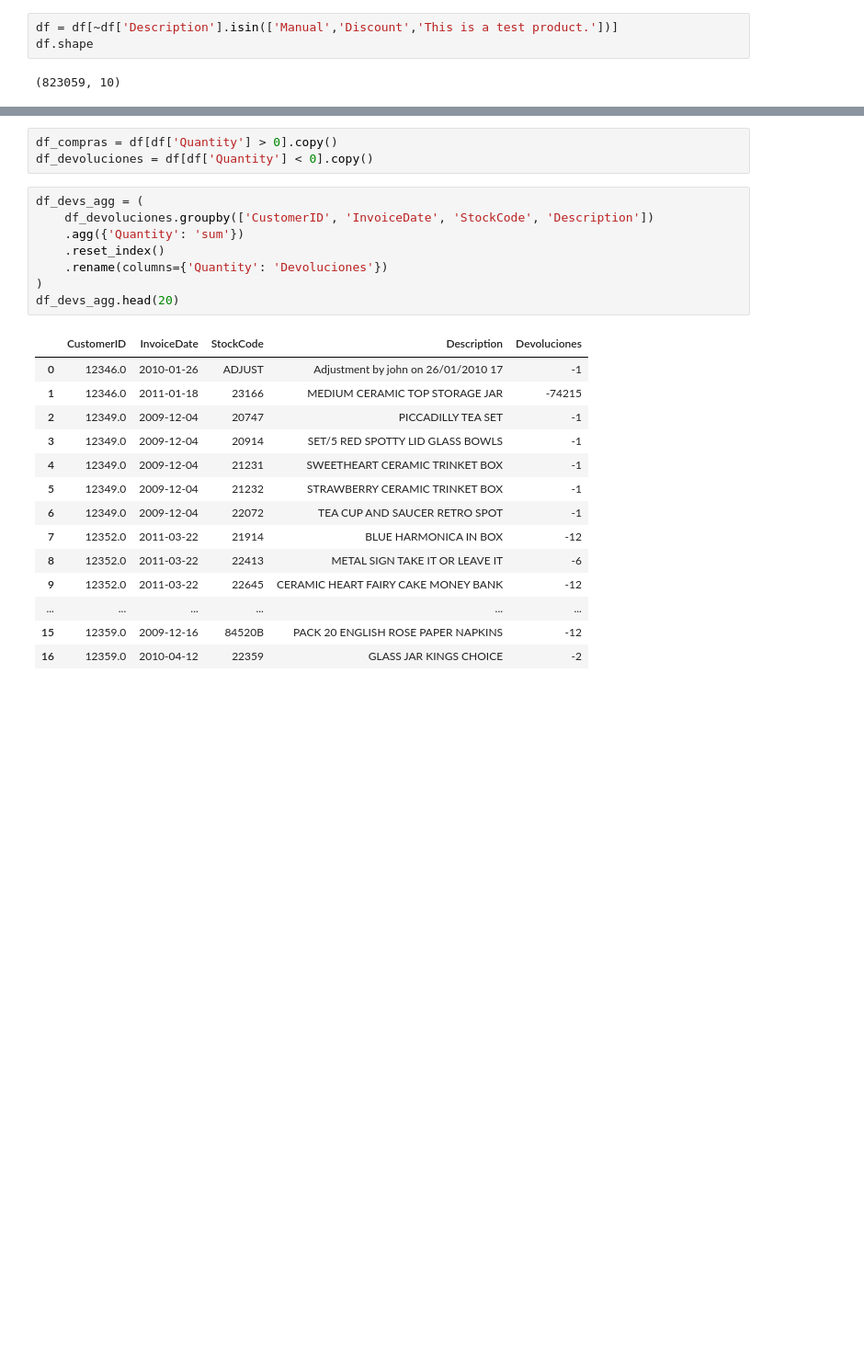
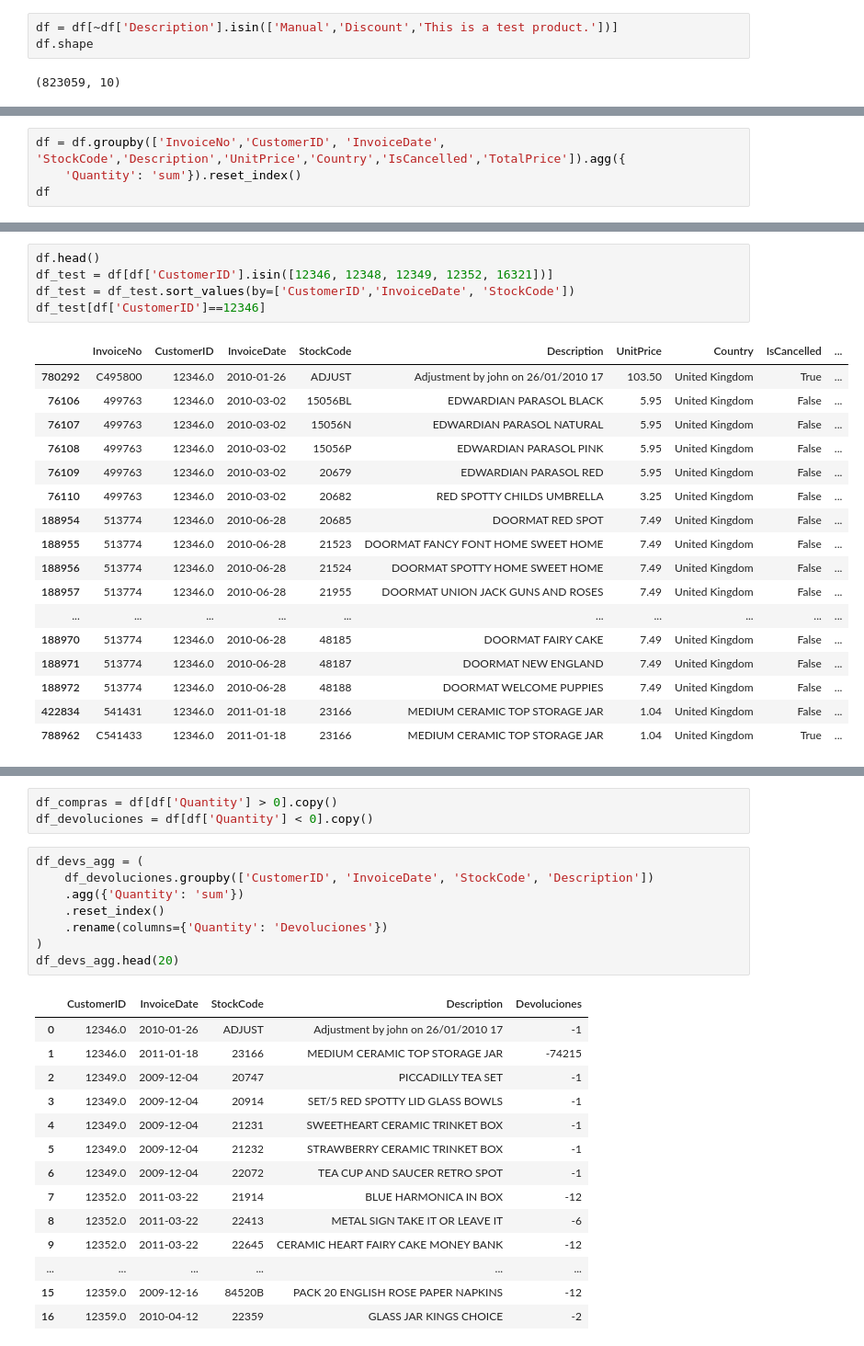
Before and after one commit to Leonel481/mlops-dtc-project, a Jupyter notebook: dev/churn.ipynb, the cells around one changed output, grey strips where cells are left out. Shown: that part at 92% size. Drawn from its saved outputs; the diff is of its cells as text; blank space fills up the shorter version.

```diff
--- a/dev/churn.ipynb
+++ b/dev/churn.ipynb
@@ -25,0 +77,4 @@ df.shape
+# %%
+df = df.groupby(['InvoiceNo','CustomerID', 'InvoiceDate', 'StockCode','Description','UnitPrice','Country','IsCancelled','TotalPrice']).agg({
+    'Quantity': 'sum'}).reset_index()
+df
@@ -25,0 +126,23 @@ df.shape
+# %%
+df.head()
+df_test = df[df['CustomerID'].isin([12346, 12348, 12349, 12352, 16321])]
+df_test = df_test.sort_values(by=['CustomerID','InvoiceDate', 'StockCode'])
+df_test[df['CustomerID']==12346]
+# %% [output]
+|  | InvoiceNo | CustomerID | InvoiceDate | StockCode | Description | UnitPrice | Country | IsCancelled | ... |
+| 780292 | C495800 | 12346.0 | 2010-01-26 | ADJUST | Adjustment by john on 26/01/2010 17 | 103.50 | United Kingdom | True | ... |
+| 76106 | 499763 | 12346.0 | 2010-03-02 | 15056BL | EDWARDIAN PARASOL BLACK | 5.95 | United Kingdom | False | ... |
+| 76107 | 499763 | 12346.0 | 2010-03-02 | 15056N | EDWARDIAN PARASOL NATURAL | 5.95 | United Kingdom | False | ... |
+| 76108 | 499763 | 12346.0 | 2010-03-02 | 15056P | EDWARDIAN PARASOL PINK | 5.95 | United Kingdom | False | ... |
+| 76109 | 499763 | 12346.0 | 2010-03-02 | 20679 | EDWARDIAN PARASOL RED | 5.95 | United Kingdom | False | ... |
+| 76110 | 499763 | 12346.0 | 2010-03-02 | 20682 | RED SPOTTY CHILDS UMBRELLA | 3.25 | United Kingdom | False | ... |
+| 188954 | 513774 | 12346.0 | 2010-06-28 | 20685 | DOORMAT RED SPOT | 7.49 | United Kingdom | False | ... |
+| 188955 | 513774 | 12346.0 | 2010-06-28 | 21523 | DOORMAT FANCY FONT HOME SWEET HOME | 7.49 | United Kingdom | False | ... |
+| 188956 | 513774 | 12346.0 | 2010-06-28 | 21524 | DOORMAT SPOTTY HOME SWEET HOME | 7.49 | United Kingdom | False | ... |
+| 188957 | 513774 | 12346.0 | 2010-06-28 | 21955 | DOORMAT UNION JACK GUNS AND ROSES | 7.49 | United Kingdom | False | ... |
+| ... | ... | ... | ... | ... | ... | ... | ... | ... | ... |
+| 188970 | 513774 | 12346.0 | 2010-06-28 | 48185 | DOORMAT FAIRY CAKE | 7.49 | United Kingdom | False | ... |
+| 188971 | 513774 | 12346.0 | 2010-06-28 | 48187 | DOORMAT NEW ENGLAND | 7.49 | United Kingdom | False | ... |
+| 188972 | 513774 | 12346.0 | 2010-06-28 | 48188 | DOORMAT WELCOME PUPPIES | 7.49 | United Kingdom | False | ... |
+| 422834 | 541431 | 12346.0 | 2011-01-18 | 23166 | MEDIUM CERAMIC TOP STORAGE JAR | 1.04 | United Kingdom | False | ... |
+| 788962 | C541433 | 12346.0 | 2011-01-18 | 23166 | MEDIUM CERAMIC TOP STORAGE JAR | 1.04 | United Kingdom | True | ... |
```
Also changed, not shown: parts of 7 cells of this notebook.
